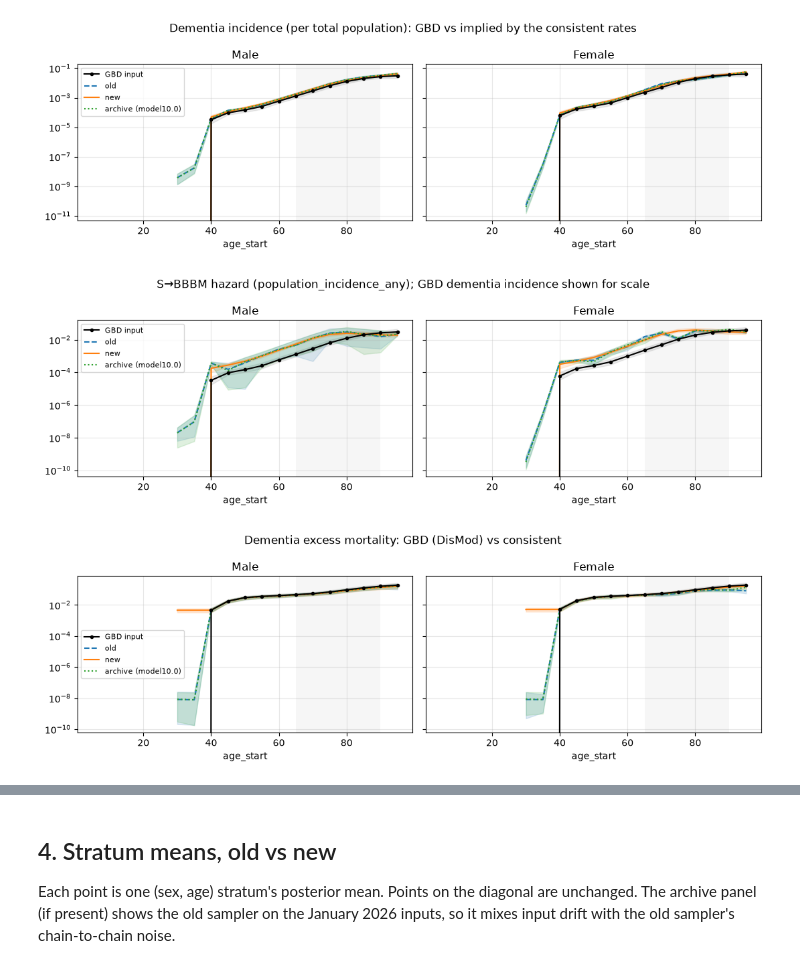
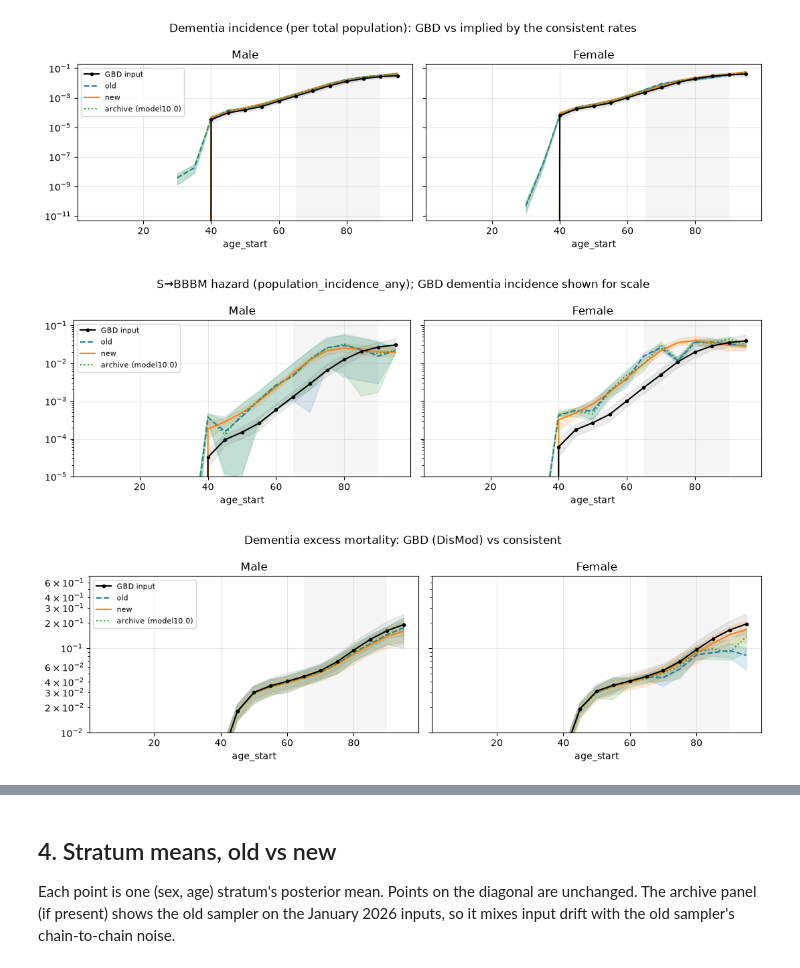
Before and after one commit to ihmeuw/vivarium_csu_alzheimers, a Jupyter notebook: notebooks/consistent_rates_old_vs_new.ipynb, the cells around one changed output, grey strips where cells are left out. Drawn from its saved outputs; the diff is of its cells as text; code cells hidden in the pictures.

```diff
--- a/notebooks/consistent_rates_old_vs_new.ipynb
+++ b/notebooks/consistent_rates_old_vs_new.ipynb
@@ -122,7 +122,7 @@ def lag1_autocorr(df):
     return float(np.nanmedian(r)) if r else np.nan
 
 
-def age_panels(key, gbd=None, logy=False, title=None):
+def age_panels(key, gbd=None, logy=False, title=None, ymin=None):
     """One panel per sex: GBD input (black), each artifact's consistent key (band + line)."""
     fig, axes = plt.subplots(1, 2, figsize=(11, 3.6), sharey=True)
     for ax, sex in zip(axes, ["Male", "Female"]):
@@ -141,6 +141,8 @@ def age_panels(key, gbd=None, logy=False, title=None):
         ax.axvspan(*AGES_OF_INTEREST, color="grey", alpha=0.07, lw=0)
         if logy:
             ax.set_yscale("log")
+        if ymin is not None:
+            ax.set_ylim(bottom=ymin)
         ax.grid(alpha=0.3)
     axes[0].legend(fontsize=8)
     fig.suptitle(title or key.replace("cause.alzheimers_consistent.", "~."))
@@ -290,16 +292,16 @@ age_panels("cause.alzheimers_consistent.population_incidence_dementia",
 [figure]
 # %%
 age_panels("cause.alzheimers_consistent.population_incidence_any",
-           gbd=draws(arts["old"], "cause.alzheimers.population_incidence_rate"), logy=True,
+           gbd=draws(arts["old"], "cause.alzheimers.population_incidence_rate"), logy=True, ymin=1e-5,
            title="S→BBBM hazard (population_incidence_any); GBD dementia incidence shown for scale");
 # %% [output]
-[figure, old version]
+[figure, new version]
 # %%
 age_panels("cause.alzheimers_consistent.excess_mortality_rate",
-           gbd=draws(arts["old"], "cause.alzheimers.excess_mortality_rate"), logy=True,
+           gbd=draws(arts["old"], "cause.alzheimers.excess_mortality_rate"), logy=True, ymin=1e-2,
            title="Dementia excess mortality: GBD (DisMod) vs consistent");
 # %% [output]
-[figure, old version]
+[figure, new version]
 # %%
 age_panels("cause.alzheimers_consistent.prevalence_any", title="prevalence_any = share of population in any AD state (BBBM+MCI+dementia)")
 age_panels("cause.alzheimers_consistent.bbbm_conditional_prevalence")
```
Also changed, not shown: parts of 3 cells of this notebook, 1 other file.
